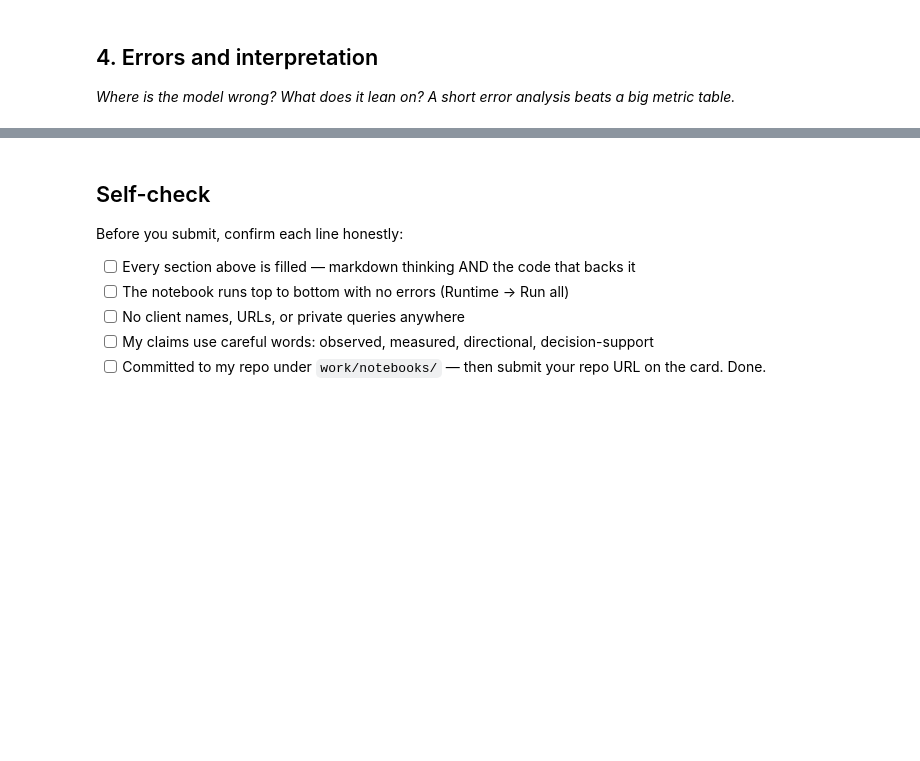
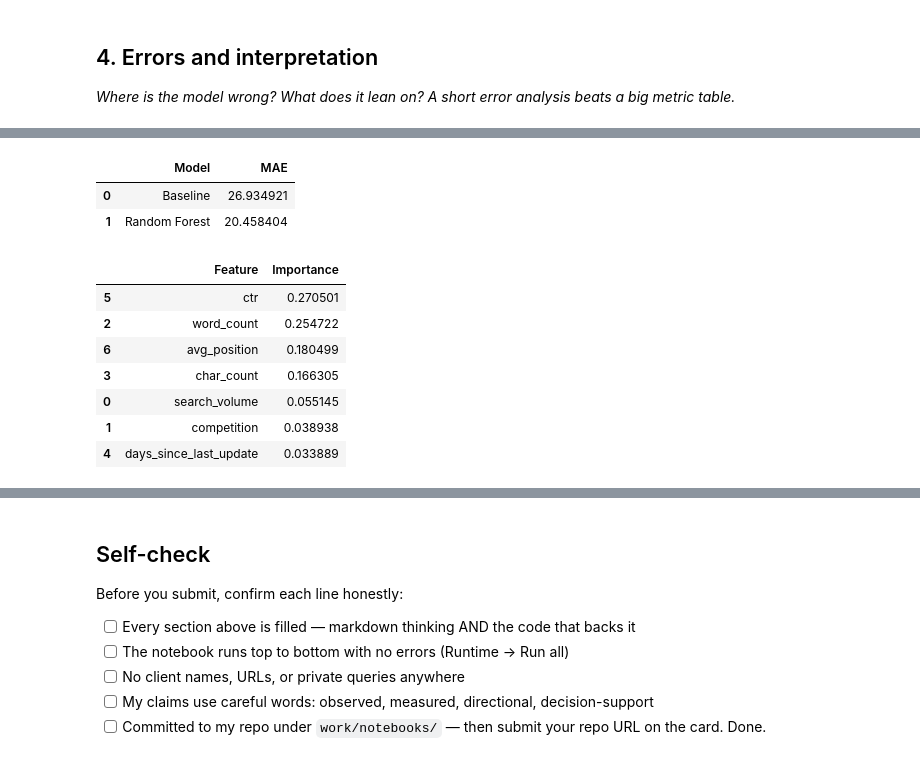
Before and after one commit to abhinav77040/Flyrank-ml-internship, a Jupyter notebook: work/notebooks/w05_model.ipynb, the cells around one changed output, grey strips where cells are left out. Cells and saved outputs as stored; diff of their text form; code cells hidden in the pictures; blank space fills up the shorter version.

```diff
--- a/work/notebooks/w05_model.ipynb
+++ b/work/notebooks/w05_model.ipynb
@@ -36,0 +113,30 @@ This skeleton is yours to fill. Work the sections **in order** — each one has
+# %%
+comparison = pd.DataFrame({
+    "Model":["Baseline","Random Forest"],
+    "MAE":[baseline_mae,mae]
+})
+
+comparison
+# %% [output]
+|  | Model | MAE |
+| 0 | Baseline | 26.934921 |
+| 1 | Random Forest | 20.458404 |
+# %%
+importance = pd.DataFrame({
+    "Feature":features,
+    "Importance":model.feature_importances_
+})
+
+importance.sort_values(
+    "Importance",
+    ascending=False
+)
+# %% [output]
+|  | Feature | Importance |
+| 5 | ctr | 0.270501 |
+| 2 | word_count | 0.254722 |
+| 6 | avg_position | 0.180499 |
+| 3 | char_count | 0.166305 |
+| 0 | search_volume | 0.055145 |
+| 1 | competition | 0.038938 |
+| 4 | days_since_last_update | 0.033889 |
```
Also changed, not shown: parts of 14 cells of this notebook.
